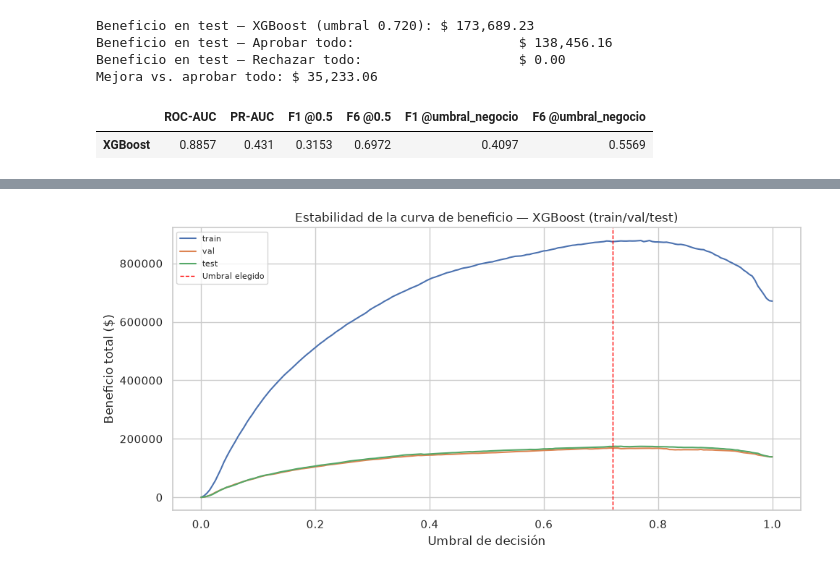
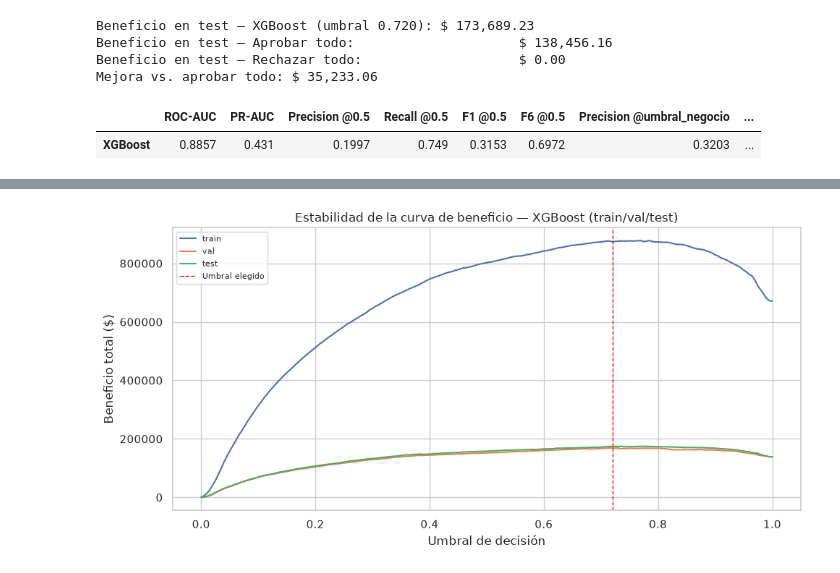
Before and after one commit to IThiagoRo/Solution_challenge, a Jupyter notebook: notebooks/3_modeling.ipynb, the cells around one changed output, grey strips where cells are left out. Cells and saved outputs as stored; diff of their text form; code cells hidden in the pictures.

```diff
--- a/notebooks/3_modeling.ipynb
+++ b/notebooks/3_modeling.ipynb
@@ -156,12 +177,16 @@ LightGBM: entrenado.
 ## 5. Evaluación estándar en validación
 # %%
 rows = []
+val_confusion_matrices = {}
 for name, proba in val_proba.items():
     y_pred_05 = (proba >= 0.5).astype(int)
+    val_confusion_matrices[name] = confusion_matrix(y_val, y_pred_05)
     rows.append({
         "modelo": name,
         "ROC-AUC": roc_auc_score(y_val, proba),
         "PR-AUC": average_precision_score(y_val, proba),
+        "Precision @0.5": precision_score(y_val, y_pred_05),
+        "Recall @0.5": recall_score(y_val, y_pred_05),
         "F1 @0.5": fbeta_score(y_val, y_pred_05, beta=1),
         "F6 @0.5": fbeta_score(y_val, y_pred_05, beta=6),
     })
@@ -321,16 +424,20 @@ Mejora vs. aprobar todo: $ 35,233.06
 # %%
 test_pred_05 = (test_proba >= 0.5).astype(int)
 test_pred_business = (~test_approved).astype(int)  # 1 = se predice/decide que es fraude (se rechaza)
 
 final_metrics = pd.DataFrame({
     "ROC-AUC": [roc_auc_score(y_test, test_proba)],
     "PR-AUC": [average_precision_score(y_test, test_proba)],
+    "Precision @0.5": [precision_score(y_test, test_pred_05)],
+    "Recall @0.5": [recall_score(y_test, test_pred_05)],
     "F1 @0.5": [fbeta_score(y_test, test_pred_05, beta=1)],
     "F6 @0.5": [fbeta_score(y_test, test_pred_05, beta=6)],
+    "Precision @umbral_negocio": [precision_score(y_test, test_pred_business)],
+    "Recall @umbral_negocio": [recall_score(y_test, test_pred_business)],
     "F1 @umbral_negocio": [fbeta_score(y_test, test_pred_business, beta=1)],
     "F6 @umbral_negocio": [fbeta_score(y_test, test_pred_business, beta=6)],
 }, index=[best_model_name]).round(4)
 final_metrics
 # %% [output]
-|  | ROC-AUC | PR-AUC | F1 @0.5 | F6 @0.5 | F1 @umbral_negocio | F6 @umbral_negocio |
-| XGBoost | 0.8857 | 0.431 | 0.3153 | 0.6972 | 0.4097 | 0.5569 |
+|  | ROC-AUC | PR-AUC | Precision @0.5 | Recall @0.5 | F1 @0.5 | F6 @0.5 | Precision @umbral_negocio | ... |
+| XGBoost | 0.8857 | 0.431 | 0.1997 | 0.749 | 0.3153 | 0.6972 | 0.3203 | ... |
```
Also changed, not shown: parts of 8 cells of this notebook, 2 other files.
